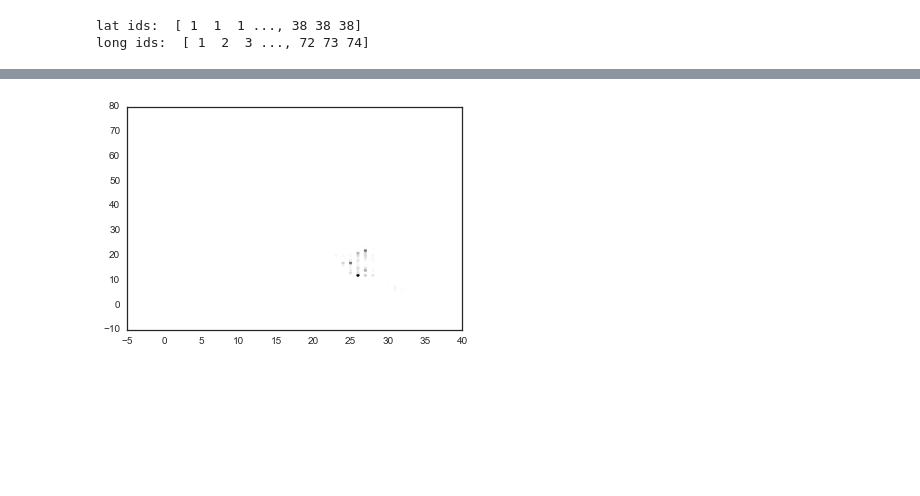
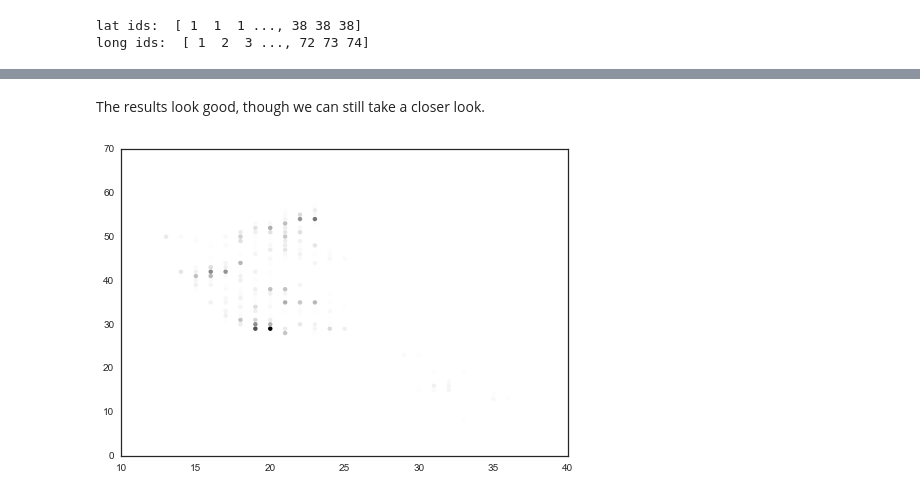
Before and after one commit to averyfaller/AM207Project, a Jupyter notebook: Hierarchical_Bayes.ipynb, the cells around one changed output, grey strips where cells are left out. Drawn from its saved outputs; the diff is of its cells as text; code cells hidden in the pictures; blank space fills up the shorter version.

Commit message:
working model, changed grid sizes

```diff
--- a/Hierarchical_Bayes.ipynb
+++ b/Hierarchical_Bayes.ipynb
@@ -160,0 +163,6 @@ for i in range(0, len(data2015)):
+# %%
+def plot_grid(grid_counts):
+    pos = np.array(grid_ids)
+    colors = grid_counts / np.double(np.max(grid_counts))
+    plt.scatter(pos[:,0], pos[:,1], s=10, c=colors, cmap='gray_r', edgecolors='none')
+    plt.show()
@@ -165,13 +177,0 @@ max(grid_counts)
-# %%
-N = len(grid_counts)
-
-s = ''
-for i in range(N):
-    if grid_counts[i] == 0:
-        s = s + '-'
-    else:
-        s = s + str(int(grid_counts[i])) + "'"
-
-    if i % 73 == 0 and i != 0:
-        print s + '|'
-        s = ''
@@ -195,0 +180,5 @@ for i in range(N):
+# %%
+# look at more years
+data_trial = data[data['year'] > 1992]
+grid_counts = make_grid_counts(data_trial)
+plot_grid(grid_counts)
@@ -195,0 +258,3 @@ for i in range(N):
+# %%
+grid_counts = make_grid_counts(data2015)
+plot_grid(grid_counts)
@@ -196,11 +263,16 @@ for i in range(N):
+# %% [markdown]
+The results look good, though we can still take a closer look.
 # %%
-grid_ids = np.array(grid_ids)
-
+# settings zoomed in for 2015 data
 def plot_grid(grid_counts):
+    pos = np.array(grid_ids)
     colors = grid_counts / np.double(np.max(grid_counts))
-    plt.scatter(grid_ids[:,0], grid_ids[:,1], s=10, c=colors, cmap='gray_r', edgecolors='none')
+    plt.scatter(pos[:,0], pos[:,1], s=20, c=colors, cmap='gray_r', edgecolors='none')
+    plt.xlim(10,40)
+    plt.ylim(0,70)
     plt.show()
 
+grid_counts = make_grid_counts(data2015)
 plot_grid(grid_counts)
 # %% [output]
-[figure, old version]
+[figure, new version]
```
Also changed, not shown: parts of 41 cells of this notebook.
